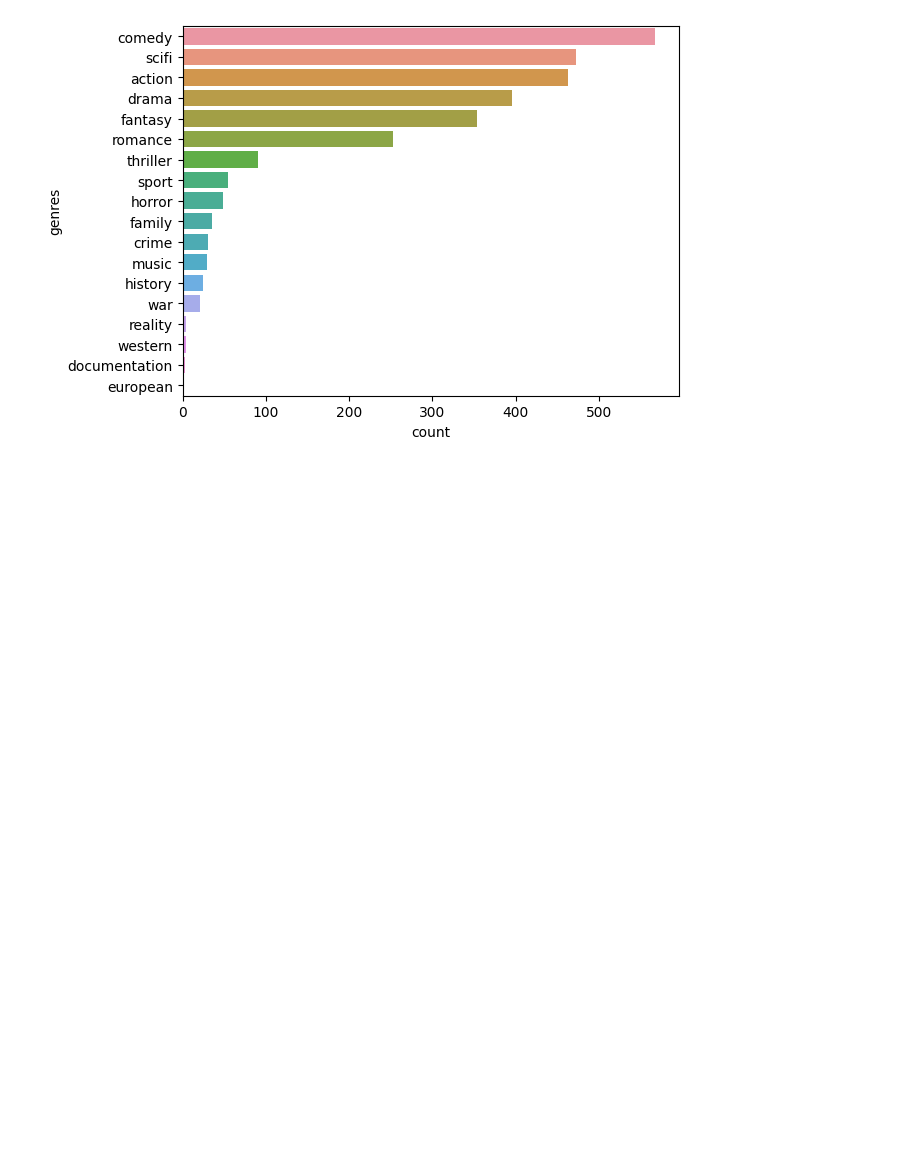
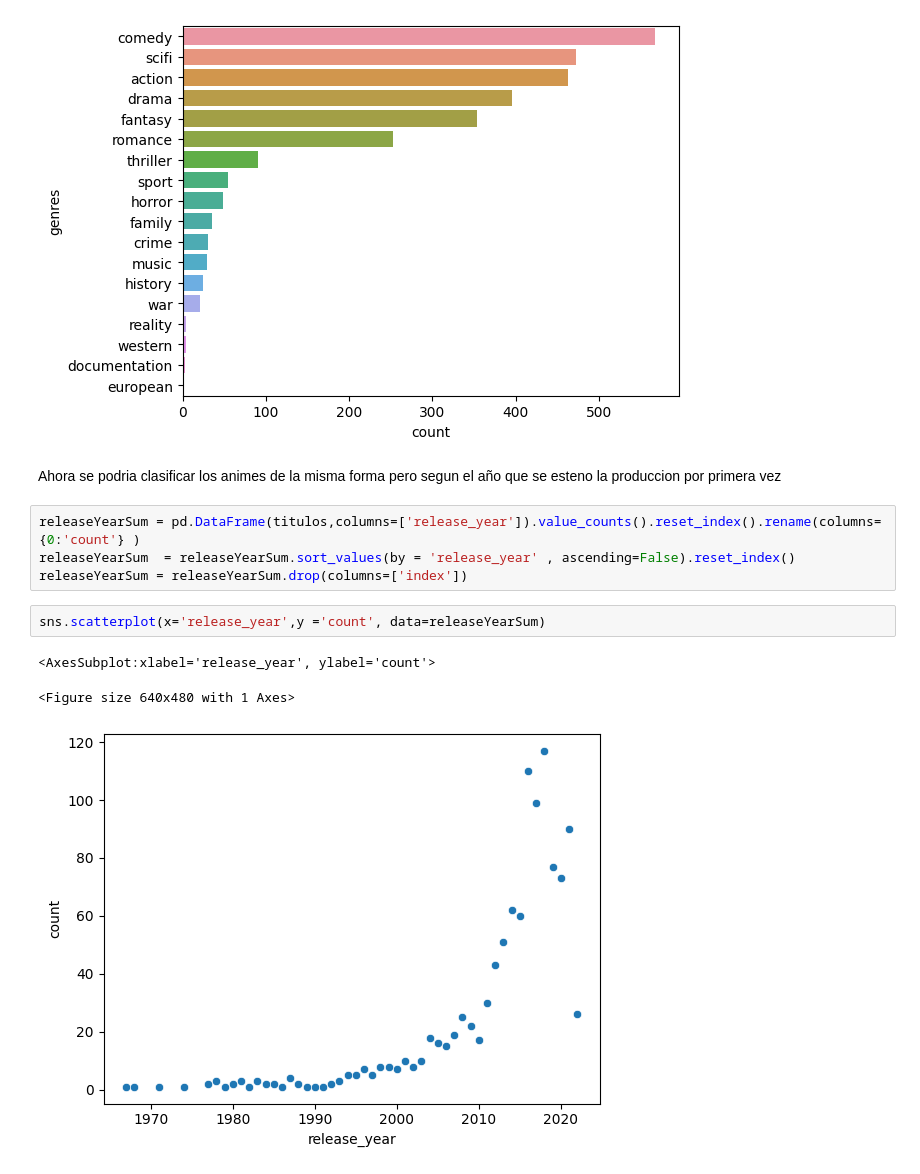
Before and after one commit to Eva02Daruma/presentacion-de-IA, a Jupyter notebook: main.ipynb, the cells around one changed output. Cells and saved outputs as stored; diff of their text form; blank space fills up the shorter version.

Commit message:
diagrama añadido

```diff
--- a/main.ipynb
+++ b/main.ipynb
@@ -114,3 +113,15 @@ ax
 <AxesSubplot:xlabel='count', ylabel='genres'>
 <Figure size 640x480 with 1 Axes>
 [figure]
+# %% [markdown]
+Ahora se podria clasificar los animes de la misma forma pero segun el año que se esteno la produccion por primera vez
+# %%
+releaseYearSum = pd.DataFrame(titulos,columns=['release_year']).value_counts().reset_index().rename(columns={0:'count'} )
+releaseYearSum  = releaseYearSum.sort_values(by = 'release_year' , ascending=False).reset_index()
+releaseYearSum = releaseYearSum.drop(columns=['index'])
+# %%
+sns.scatterplot(x='release_year',y ='count', data=releaseYearSum)
+# %% [output]
+<AxesSubplot:xlabel='release_year', ylabel='count'>
+<Figure size 640x480 with 1 Axes>
+[figure, added]
```
Also changed, not shown: parts of 8 cells of this notebook.
